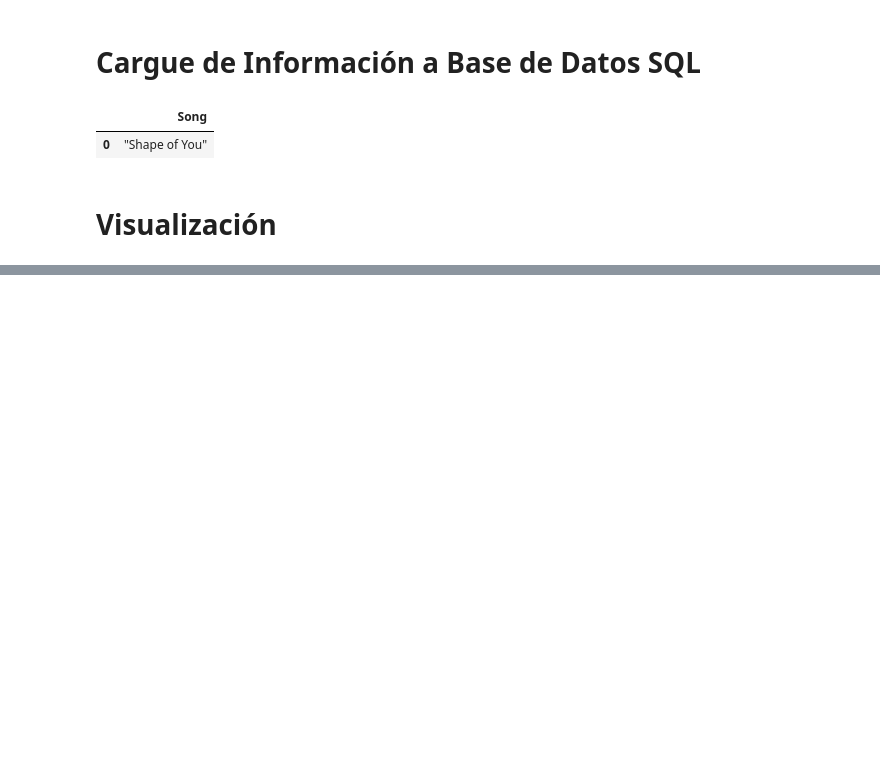
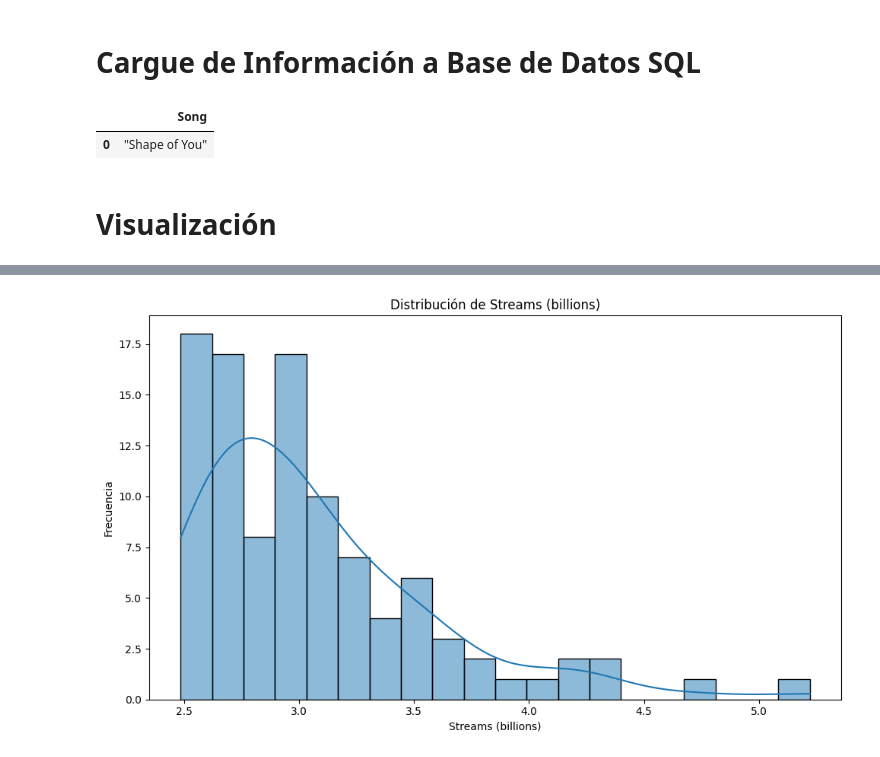
Before and after one commit to Matias023/mati-web-scraping-project-tutorial, a Jupyter notebook: src/spotify_scraping.ipynb, the cells around one changed output, grey strips where cells are left out. Cells and saved outputs as stored; diff of their text form; code cells hidden in the pictures; blank space fills up the shorter version.

```diff
--- a/src/spotify_scraping.ipynb
+++ b/src/spotify_scraping.ipynb
@@ -88,0 +129,10 @@ pd.read_sql_query(" SELECT Song FROM spotify WHERE [Artist(s)] = 'Ed Sheeran' AN
+# %%
+plt.figure(figsize=(10, 6))
+sns.histplot(df["Streams(billions)"].dropna(), bins=20, kde=True)
+plt.title("Distribución de Streams (billions)")
+plt.xlabel("Streams (billions)")
+plt.ylabel("Frecuencia")
+plt.tight_layout()
+plt.show()
+# %% [output]
+[figure, added]
```
Also changed, not shown: parts of 3 cells of this notebook.
